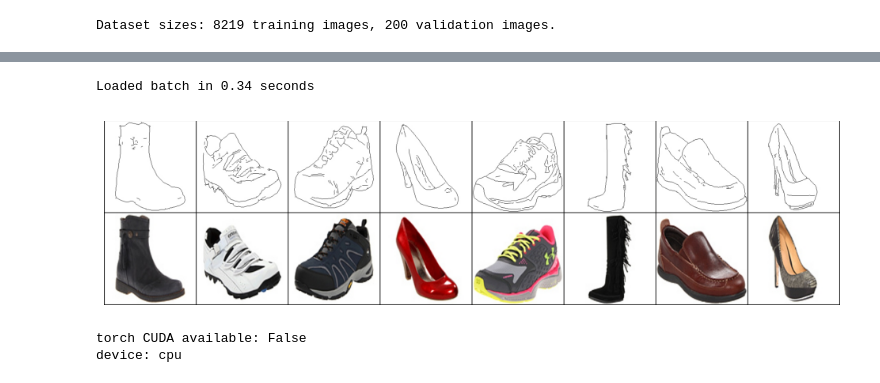
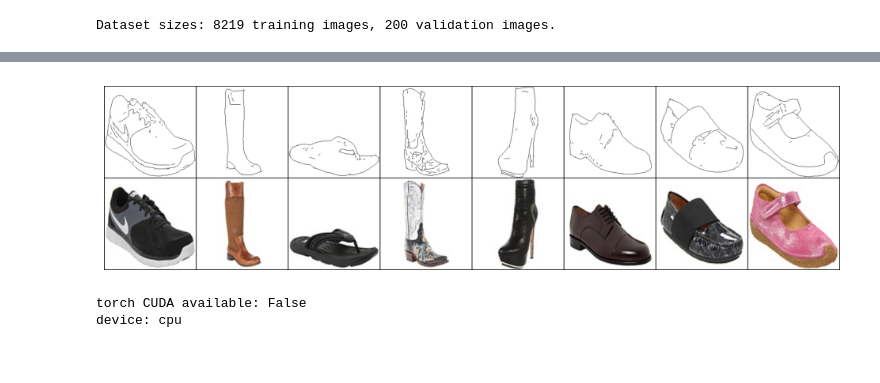
Before and after one commit to EwanMaharjan/Lab-2-Text-to-Image-Gen-with-Stable-Diffusion, a Jupyter notebook: Untitled-1.ipynb, the cells around one changed output, grey strips where cells are left out. Saved outputs shown, nothing was run; the diff lists cells and outputs as text; code cells hidden in the pictures.

```diff
--- a/Untitled-1.ipynb
+++ b/Untitled-1.ipynb
@@ -159,34 +217,16 @@ torch.version.cuda
 # %%
 import torchvision.utils as vutils
 import matplotlib.pyplot as plt
-import time
-
-train_loader.num_workers = 0  # Works, but DataLoader may need recreating
-
-train_loader = DataLoader(
-    train_ds,
-    batch_size=8,
-    shuffle=True,
-    num_workers=0,
-    pin_memory=False,
-)
-
-start = time.time()
+# Fetch one batch of data
 A, B = next(iter(train_loader))
-print(f"Loaded batch in {time.time() - start:.2f} seconds")
-
-grid = vutils.make_grid(
-    torch.cat([(A[:8] + 1) / 2, (B[:8] + 1) / 2], dim=0),
-    nrow=8,
-)
-
-plt.figure(figsize=(12, 4))
+grid = vutils.make_grid(torch.cat([(A[:8] + 1) / 2, (B[:8] + 1) / 2],
+dim=0), nrow=8)
+plt.figure(figsize=(12,4))
 plt.axis("off")
-plt.imshow(grid.permute(1, 2, 0).cpu().numpy())
+plt.imshow(grid.permute(1, 2, 0).cpu()) # convert CHW tensor to HWC iamge for plotting
 plt.show()
 # %% [output]
-Loaded batch in 0.34 seconds
-[figure, old version]
+[figure, new version]
 # %%
 print("torch CUDA available:", torch.cuda.is_available())
 print("device:", device)
```
Also changed, not shown: parts of 13 cells of this notebook.
